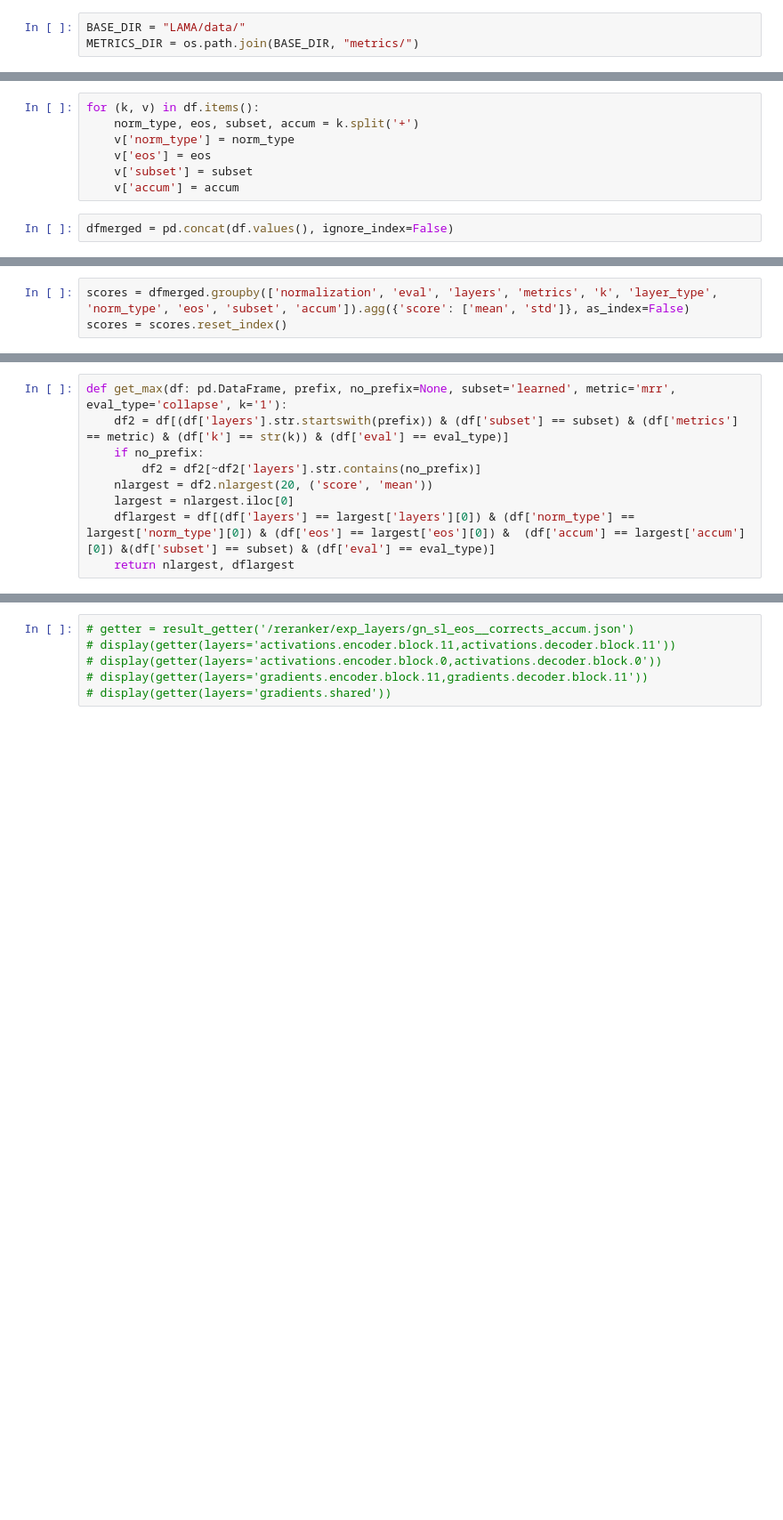
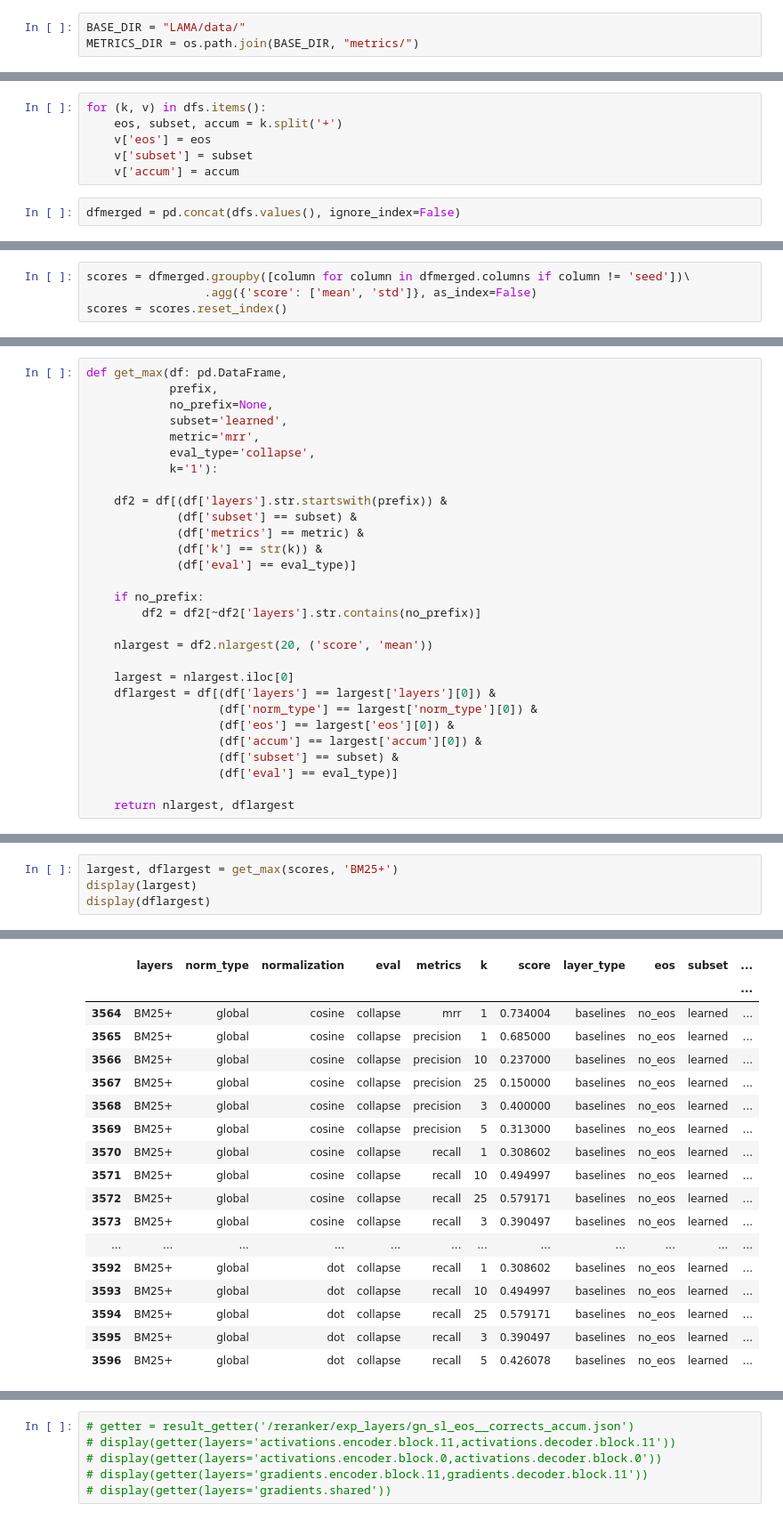
Before and after one commit to ekinakyurek/influence, a Jupyter notebook: analysis.ipynb, the cells around one changed output, grey strips where cells are left out. Shown at 89% size. Drawn from its saved outputs; the diff is of its cells as text; blank space fills up the shorter version.

```diff
--- a/analysis.ipynb
+++ b/analysis.ipynb
@@ -183,11 +301,10 @@ for norm_type in ("ln", ):
 # %%
-for (k, v) in df.items():
-    norm_type, eos, subset, accum = k.split('+')
-    v['norm_type'] = norm_type
+for (k, v) in dfs.items():
+    eos, subset, accum = k.split('+')
     v['eos'] = eos
     v['subset'] = subset
     v['accum'] = accum
 # %%
-dfmerged = pd.concat(df.values(), ignore_index=False)
+dfmerged = pd.concat(dfs.values(), ignore_index=False)
 # %%
 dfmerged.head()
@@ -194,4 +318,5 @@ dfmerged.head()
 # %%
-scores = dfmerged.groupby(['normalization', 'eval', 'layers', 'metrics', 'k', 'layer_type', 'norm_type', 'eos', 'subset', 'accum']).agg({'score': ['mean', 'std']}, as_index=False)
+scores = dfmerged.groupby([column for column in dfmerged.columns if column != 'seed'])\
+                 .agg({'score': ['mean', 'std']}, as_index=False)
 scores = scores.reset_index()
 # %%
@@ -199,11 +332,31 @@ scores
 # %%
-def get_max(df: pd.DataFrame, prefix, no_prefix=None, subset='learned', metric='mrr', eval_type='collapse', k='1'):
-    df2 = df[(df['layers'].str.startswith(prefix)) & (df['subset'] == subset) & (df['metrics'] == metric) & (df['k'] == str(k)) & (df['eval'] == eval_type)]
+def get_max(df: pd.DataFrame,
+            prefix,
+            no_prefix=None,
+            subset='learned',
+            metric='mrr',
+            eval_type='collapse',
+            k='1'):
+
+    df2 = df[(df['layers'].str.startswith(prefix)) &
+             (df['subset'] == subset) &
+             (df['metrics'] == metric) &
+             (df['k'] == str(k)) &
+             (df['eval'] == eval_type)]
+
     if no_prefix:
         df2 = df2[~df2['layers'].str.contains(no_prefix)]
+
     nlargest = df2.nlargest(20, ('score', 'mean'))
+
     largest = nlargest.iloc[0]
-    dflargest = df[(df['layers'] == largest['layers'][0]) & (df['norm_type'] == largest['norm_type'][0]) & (df['eos'] == largest['eos'][0]) &  (df['accum'] == largest['accum'][0]) &(df['subset'] == subset) & (df['eval'] == eval_type)]
+    dflargest = df[(df['layers'] == largest['layers'][0]) &
+                   (df['norm_type'] == largest['norm_type'][0]) &
+                   (df['eos'] == largest['eos'][0]) &
+                   (df['accum'] == largest['accum'][0]) &
+                   (df['subset'] == subset) &
+                   (df['eval'] == eval_type)]
+
     return nlargest, dflargest
 # %%
 largest, dflargest = get_max(scores, 'A', no_prefix='G')
@@ -346,0 +469,5 @@ display(getter(layers='gradients.shared'))
+# %%
+largest, dflargest = get_max(scores, 'BM25+')
+display(largest)
+display(dflargest)
+# %% [output]
@@ -346,0 +480,18 @@ display(getter(layers='gradients.shared'))
+|  | layers | norm_type | normalization | eval | metrics | k | score | layer_type | eos | subset | ... |
+|  |  |  |  |  |  |  |  |  |  |  | ... |
+| 3564 | BM25+ | global | cosine | collapse | mrr | 1 | 0.734004 | baselines | no_eos | learned | ... |
+| 3565 | BM25+ | global | cosine | collapse | precision | 1 | 0.685000 | baselines | no_eos | learned | ... |
+| 3566 | BM25+ | global | cosine | collapse | precision | 10 | 0.237000 | baselines | no_eos | learned | ... |
+| 3567 | BM25+ | global | cosine | collapse | precision | 25 | 0.150000 | baselines | no_eos | learned | ... |
+| 3568 | BM25+ | global | cosine | collapse | precision | 3 | 0.400000 | baselines | no_eos | learned | ... |
+| 3569 | BM25+ | global | cosine | collapse | precision | 5 | 0.313000 | baselines | no_eos | learned | ... |
+| 3570 | BM25+ | global | cosine | collapse | recall | 1 | 0.308602 | baselines | no_eos | learned | ... |
+| 3571 | BM25+ | global | cosine | collapse | recall | 10 | 0.494997 | baselines | no_eos | learned | ... |
+| 3572 | BM25+ | global | cosine | collapse | recall | 25 | 0.579171 | baselines | no_eos | learned | ... |
+| 3573 | BM25+ | global | cosine | collapse | recall | 3 | 0.390497 | baselines | no_eos | learned | ... |
+| ... | ... | ... | ... | ... | ... | ... | ... | ... | ... | ... | ... |
+| 3592 | BM25+ | global | dot | collapse | recall | 1 | 0.308602 | baselines | no_eos | learned | ... |
+| 3593 | BM25+ | global | dot | collapse | recall | 10 | 0.494997 | baselines | no_eos | learned | ... |
+| 3594 | BM25+ | global | dot | collapse | recall | 25 | 0.579171 | baselines | no_eos | learned | ... |
+| 3595 | BM25+ | global | dot | collapse | recall | 3 | 0.390497 | baselines | no_eos | learned | ... |
+| 3596 | BM25+ | global | dot | collapse | recall | 5 | 0.426078 | baselines | no_eos | learned | ... |
```
Also changed, not shown: parts of 64 cells of this notebook, 17 other files.
